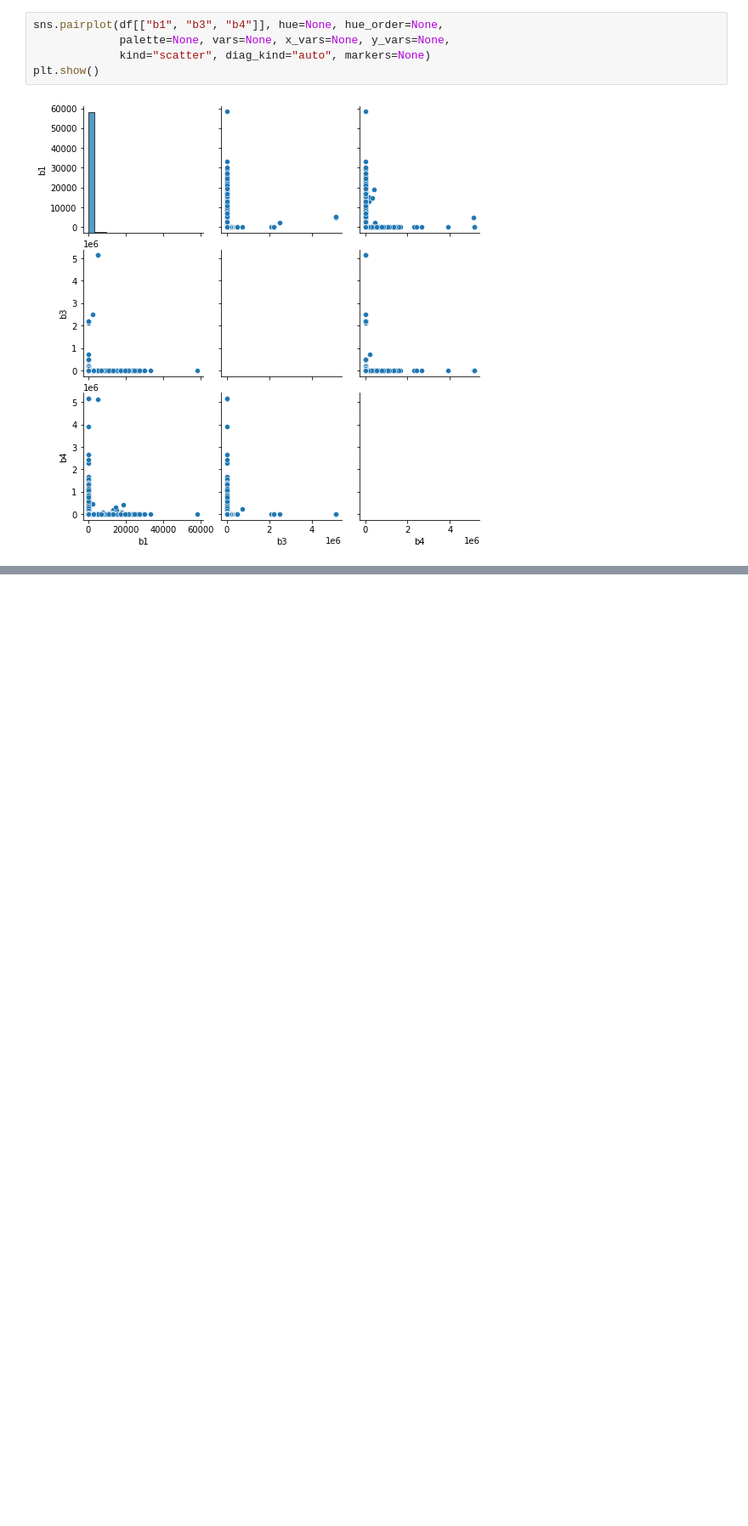
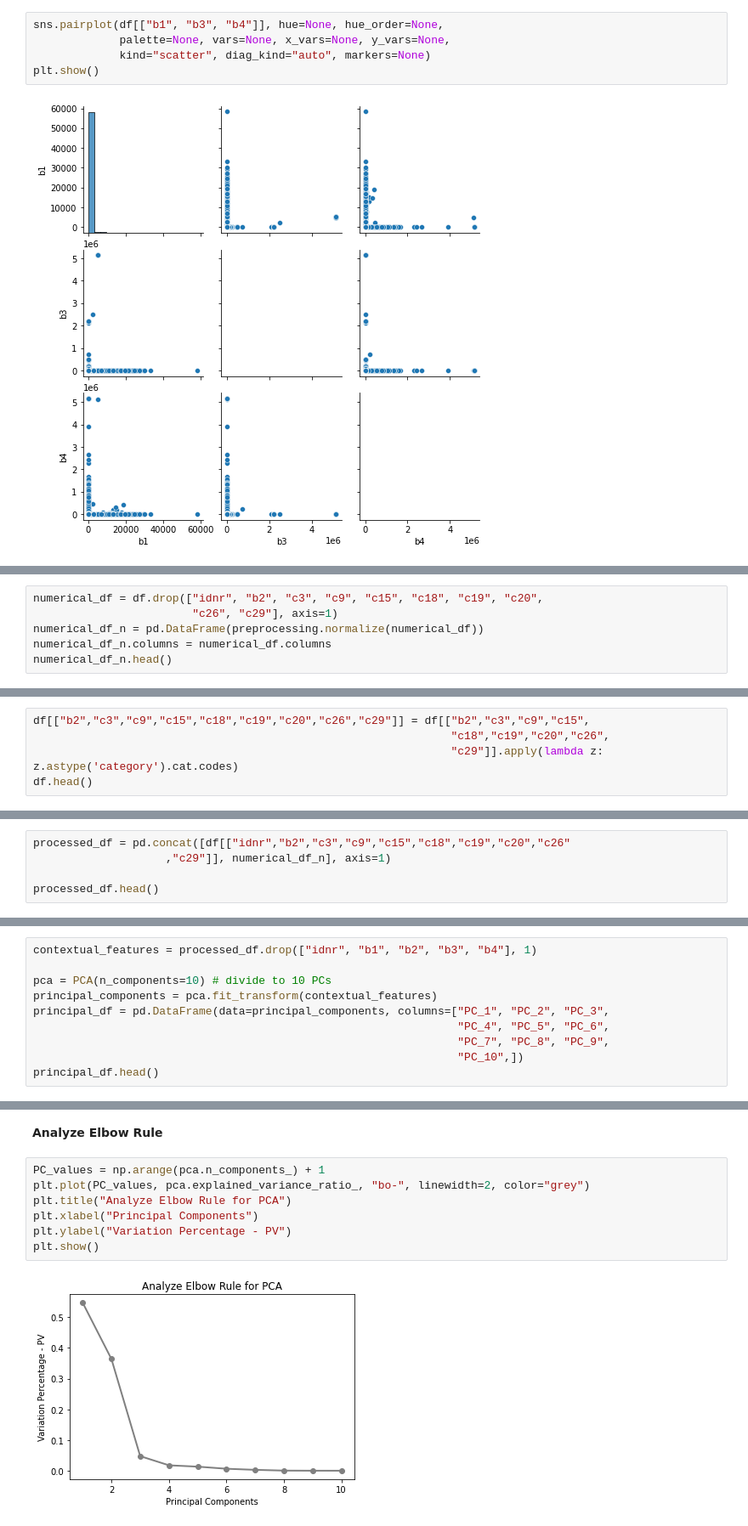
Before and after one commit to neemiasbsilva/case-study-data-science, a Jupyter notebook: anomaly_detection/anomaly_detection_pipeline.ipynb, the cells around one changed output, grey strips where cells are left out. Shown at 85% size. Drawn from its saved outputs; the diff is of its cells as text; blank space fills up the shorter version.

Commit message:
Anomaly Detection for Unlabelled Data set: Preprocessing applying PCA

```diff
--- a/anomaly_detection/anomaly_detection_pipeline.ipynb
+++ b/anomaly_detection/anomaly_detection_pipeline.ipynb
@@ -138,0 +147,6 @@ plt.show()
+# %%
+numerical_df = df.drop(["idnr", "b2", "c3", "c9", "c15", "c18", "c19", "c20",
+                        "c26", "c29"], axis=1)
+numerical_df_n = pd.DataFrame(preprocessing.normalize(numerical_df))
+numerical_df_n.columns = numerical_df.columns
+numerical_df_n.head()
@@ -138,0 +173,5 @@ plt.show()
+# %%
+df[["b2","c3","c9","c15","c18","c19","c20","c26","c29"]] = df[["b2","c3","c9","c15",
+                                                               "c18","c19","c20","c26",
+                                                               "c29"]].apply(lambda z: z.astype('category').cat.codes)
+df.head()
@@ -138,0 +186,5 @@ plt.show()
+# %%
+processed_df = pd.concat([df[["idnr","b2","c3","c9","c15","c18","c19","c20","c26"
+                    ,"c29"]], numerical_df_n], axis=1)
+
+processed_df.head()
@@ -138,0 +201,10 @@ plt.show()
+# %%
+contextual_features = processed_df.drop(["idnr", "b1", "b2", "b3", "b4"], 1)
+
+pca = PCA(n_components=10) # divide to 10 PCs
+principal_components = pca.fit_transform(contextual_features)
+principal_df = pd.DataFrame(data=principal_components, columns=["PC_1", "PC_2", "PC_3",
+                                                                "PC_4", "PC_5", "PC_6",
+                                                                "PC_7", "PC_8", "PC_9",
+                                                                "PC_10",])
+principal_df.head()
@@ -138,0 +218,11 @@ plt.show()
+# %% [markdown]
+**Analyze Elbow Rule**
+# %%
+PC_values = np.arange(pca.n_components_) + 1
+plt.plot(PC_values, pca.explained_variance_ratio_, "bo-", linewidth=2, color="grey")
+plt.title("Analyze Elbow Rule for PCA")
+plt.xlabel("Principal Components")
+plt.ylabel("Variation Percentage - PV")
+plt.show()
+# %% [output]
+[figure, added]
```
Also changed, not shown: parts of 18 cells of this notebook.
